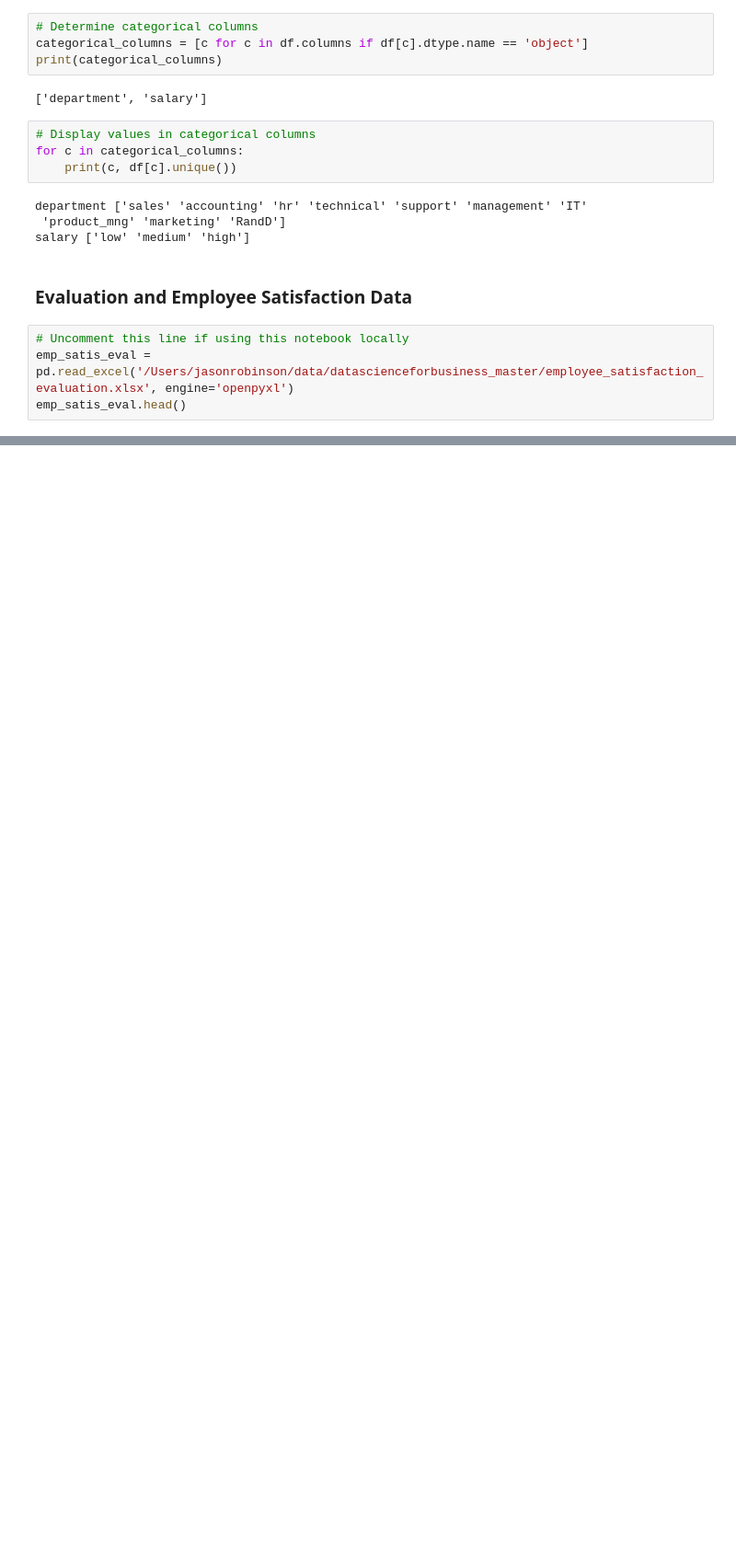
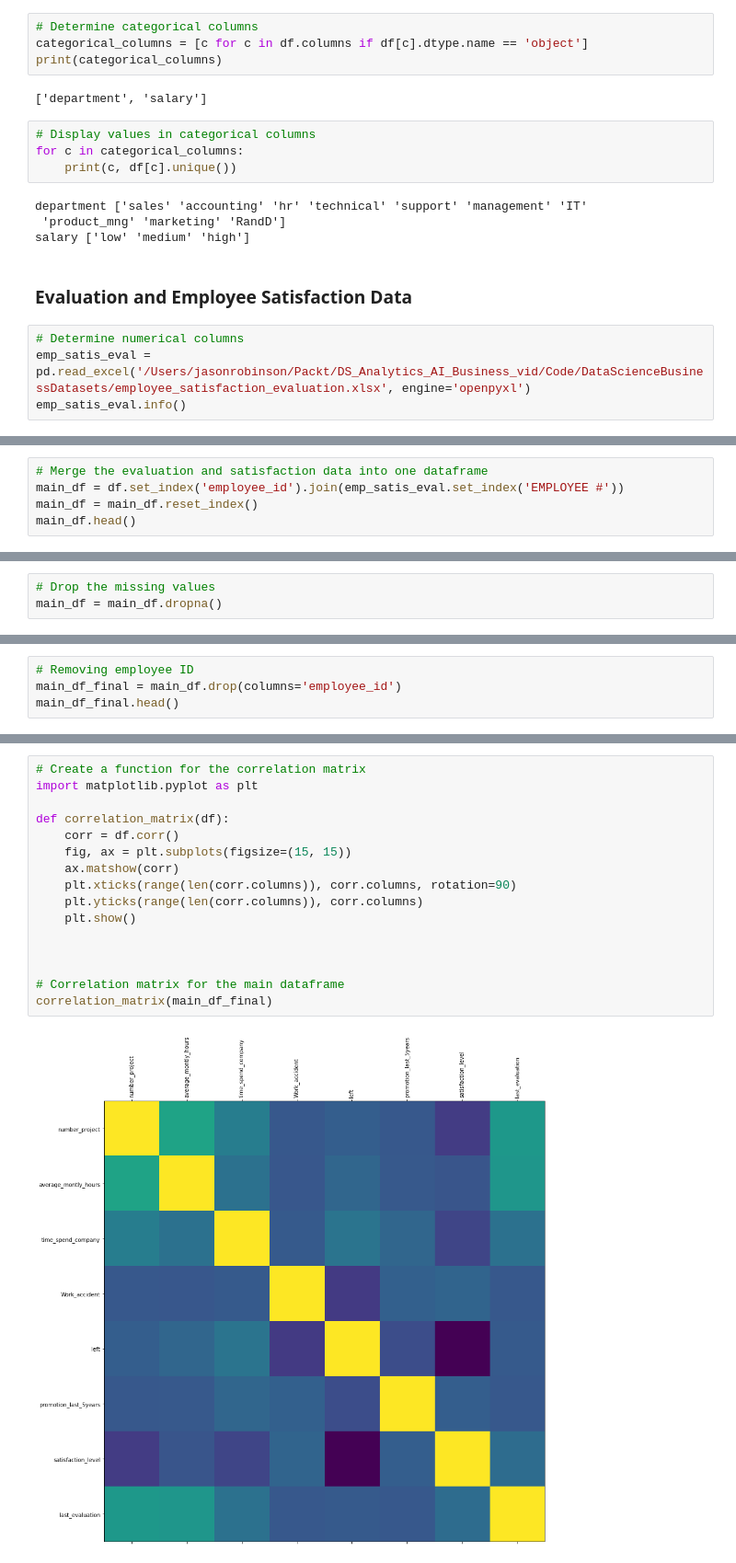
Before and after one commit to techthumb1/Analytics-Projects, a Jupyter notebook: HR-Retention-Study/hr_retention.ipynb, the cells around one changed output, grey strips where cells are left out. Shown at 92% size. Saved outputs shown, nothing was run; the diff lists cells and outputs as text; blank space fills up the shorter version.

Commit message:
Updated README and added notebook hr retention

```diff
--- a/HR-Retention-Study/hr_retention.ipynb
+++ b/HR-Retention-Study/hr_retention.ipynb
@@ -75,7 +72,7 @@ salary ['low' 'medium' 'high']
 # %% [markdown]
  <h3 class="styled-heading"> Evaluation and Employee Satisfaction Data </h3>
 # %%
-# Uncomment this line if using this notebook locally
-emp_satis_eval = pd.read_excel('/Users/jasonrobinson/data/datascienceforbusiness_master/employee_satisfaction_evaluation.xlsx', engine='openpyxl')
-emp_satis_eval.head()
+# Determine numerical columns
+emp_satis_eval = pd.read_excel('/Users/jasonrobinson/Packt/DS_Analytics_AI_Business_vid/Code/DataScienceBusinessDatasets/employee_satisfaction_evaluation.xlsx', engine='openpyxl')
+emp_satis_eval.info()
 # %% [output]
@@ -87,0 +91,5 @@ emp_satis_eval.head()
+# %%
+# Merge the evaluation and satisfaction data into one dataframe
+main_df = df.set_index('employee_id').join(emp_satis_eval.set_index('EMPLOYEE #'))
+main_df = main_df.reset_index()
+main_df.head()
@@ -87,0 +123,3 @@ emp_satis_eval.head()
+# %%
+# Drop the missing values
+main_df = main_df.dropna()
@@ -87,0 +138,4 @@ emp_satis_eval.head()
+# %%
+# Removing employee ID
+main_df_final = main_df.drop(columns='employee_id')
+main_df_final.head()
@@ -87,0 +200,18 @@ emp_satis_eval.head()
+# %%
+# Create a function for the correlation matrix
+import matplotlib.pyplot as plt
+
+def correlation_matrix(df):
+    corr = df.corr()
+    fig, ax = plt.subplots(figsize=(15, 15))
+    ax.matshow(corr)
+    plt.xticks(range(len(corr.columns)), corr.columns, rotation=90)
+    plt.yticks(range(len(corr.columns)), corr.columns)
+    plt.show()
+
+
+
+# Correlation matrix for the main dataframe
+correlation_matrix(main_df_final)
+# %% [output]
+[figure, added]
```
Also changed, not shown: parts of 36 cells of this notebook, 2 other files.
